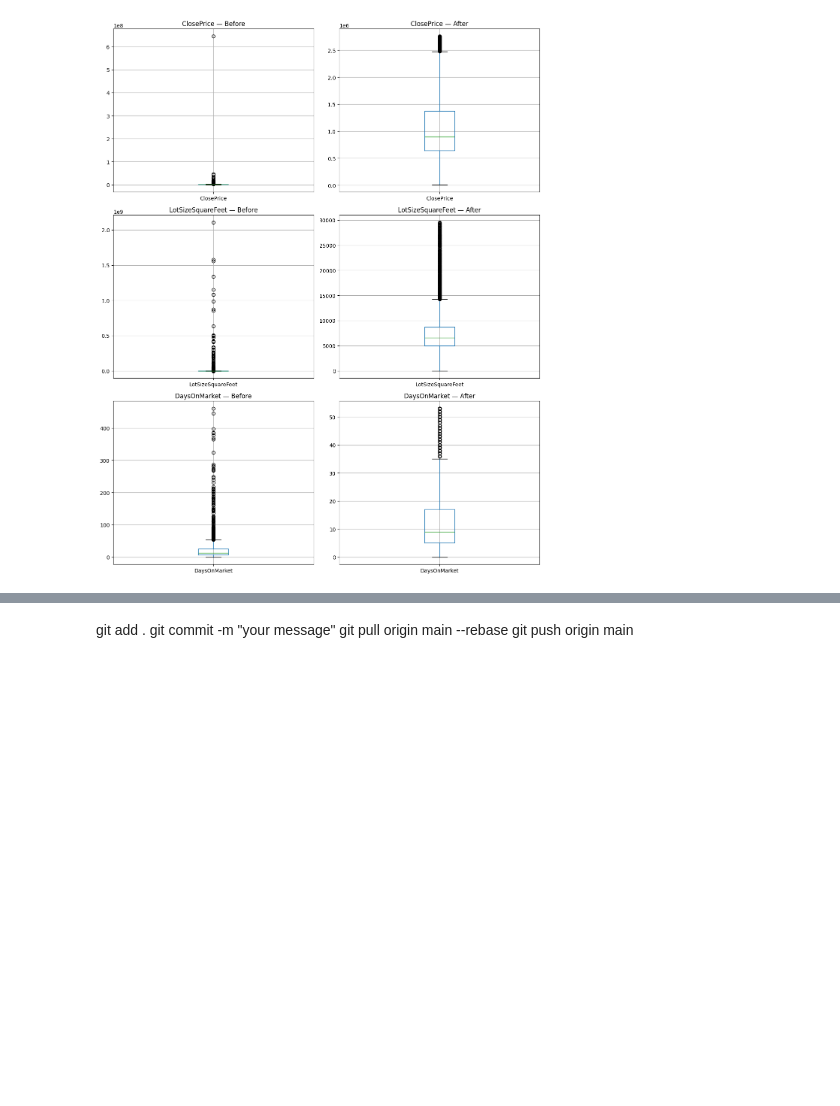
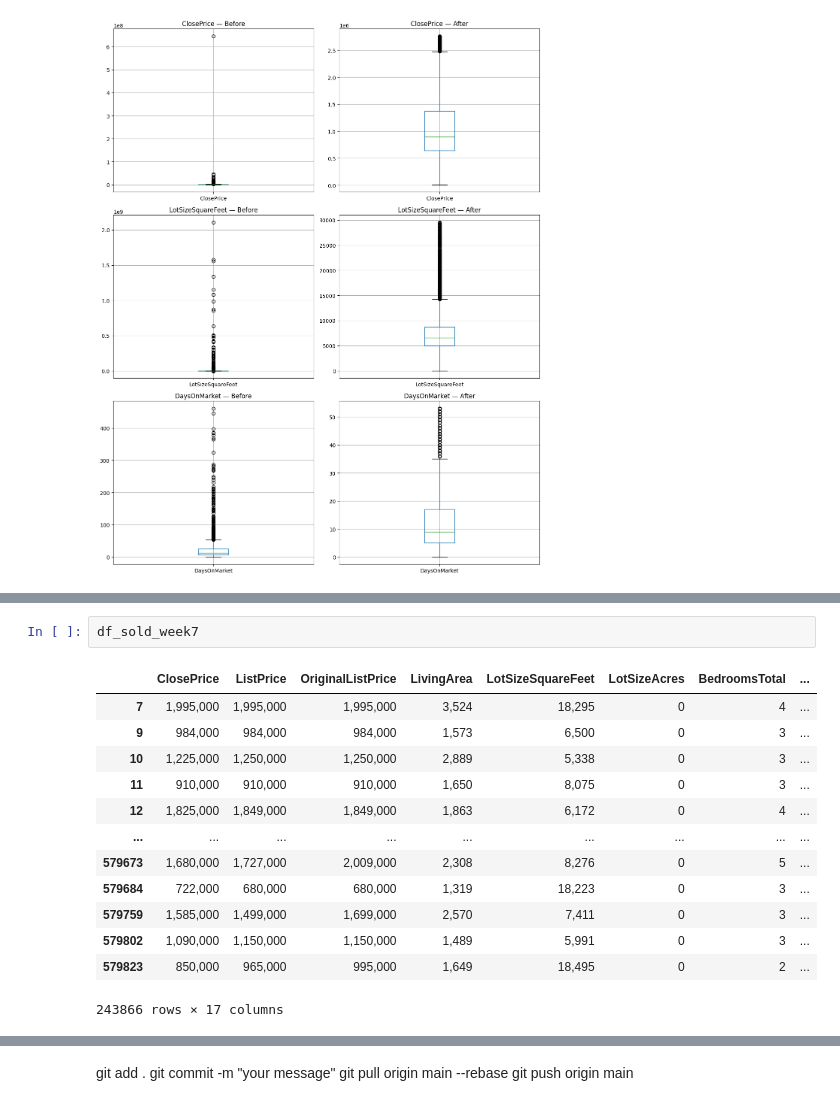
Before and after one commit to DeeptiKhetan/idx-data-analyst, a Jupyter notebook: analysis.ipynb, the cells around one changed output, grey strips where cells are left out. Cells and saved outputs as stored; diff of their text form; blank space fills up the shorter version.

```diff
--- a/analysis.ipynb
+++ b/analysis.ipynb
@@ -1736,0 +1806,16 @@ plt.show()
+# %%
+df_sold_week7
+# %% [output]
+|  | ClosePrice | ListPrice | OriginalListPrice | LivingArea | LotSizeSquareFeet | LotSizeAcres | BedroomsTotal | ... |
+| 7 | 1,995,000 | 1,995,000 | 1,995,000 | 3,524 | 18,295 | 0 | 4 | ... |
+| 9 | 984,000 | 984,000 | 984,000 | 1,573 | 6,500 | 0 | 3 | ... |
+| 10 | 1,225,000 | 1,250,000 | 1,250,000 | 2,889 | 5,338 | 0 | 3 | ... |
+| 11 | 910,000 | 910,000 | 910,000 | 1,650 | 8,075 | 0 | 3 | ... |
+| 12 | 1,825,000 | 1,849,000 | 1,849,000 | 1,863 | 6,172 | 0 | 4 | ... |
+| ... | ... | ... | ... | ... | ... | ... | ... | ... |
+| 579673 | 1,680,000 | 1,727,000 | 2,009,000 | 2,308 | 8,276 | 0 | 5 | ... |
+| 579684 | 722,000 | 680,000 | 680,000 | 1,319 | 18,223 | 0 | 3 | ... |
+| 579759 | 1,585,000 | 1,499,000 | 1,699,000 | 2,570 | 7,411 | 0 | 3 | ... |
+| 579802 | 1,090,000 | 1,150,000 | 1,150,000 | 1,489 | 5,991 | 0 | 3 | ... |
+| 579823 | 850,000 | 965,000 | 995,000 | 1,649 | 18,495 | 0 | 2 | ... |
+243866 rows × 17 columns
```
Also changed, not shown: parts of 4 cells of this notebook.
